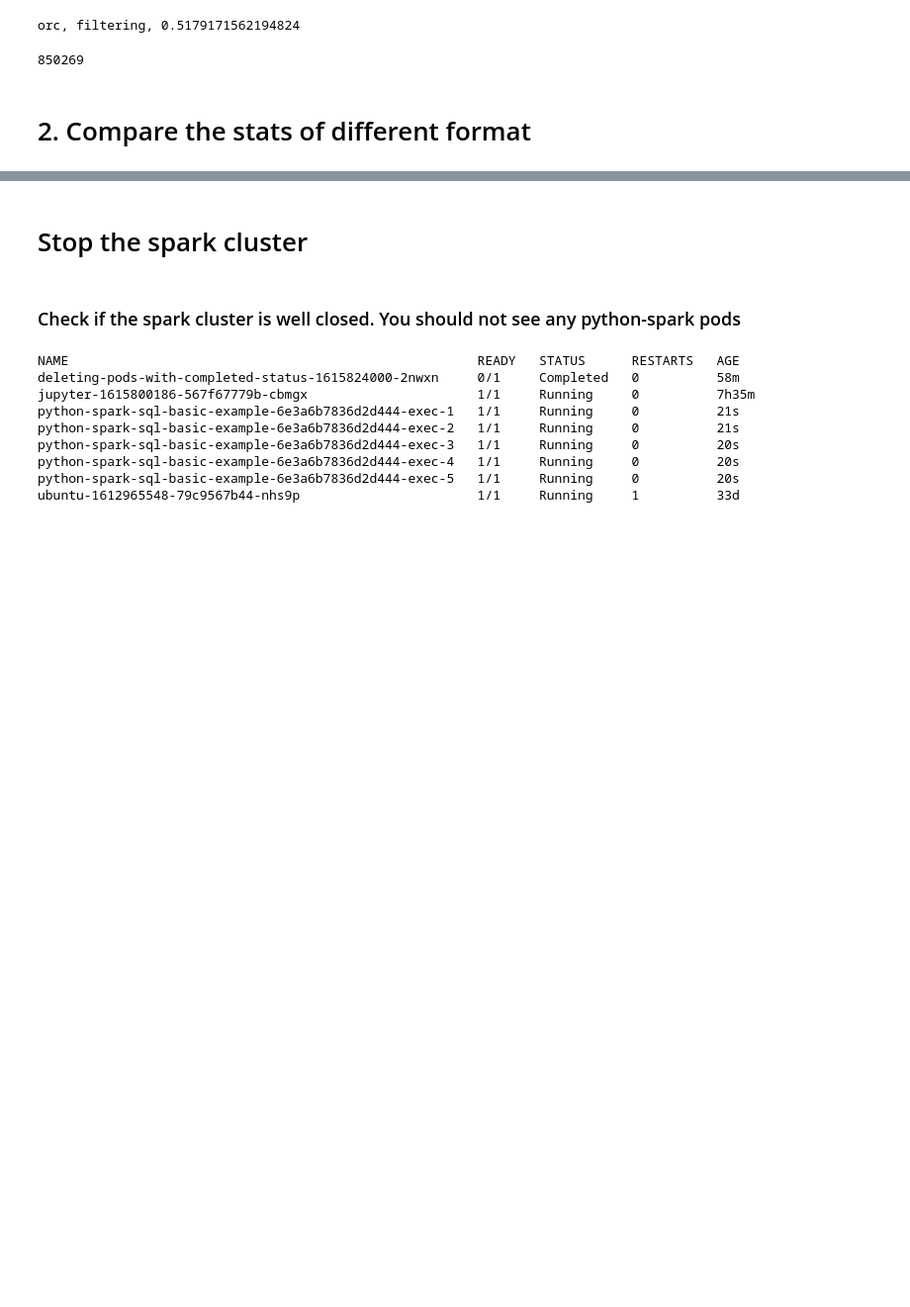
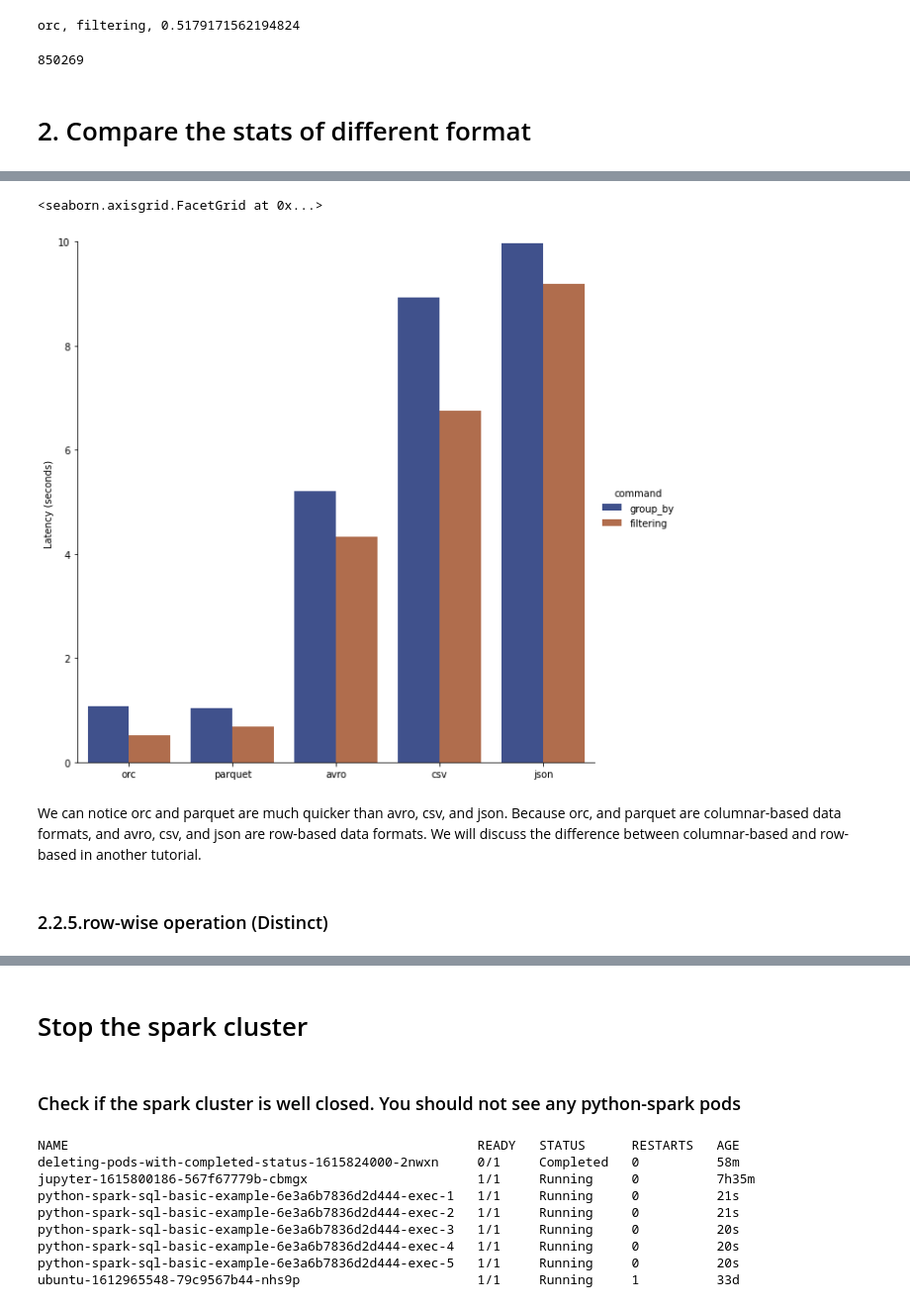
Before and after one commit to pengfei99/data_format_and_optimization, a Jupyter notebook: notebooks/data_format_overview_local.ipynb, the cells around one changed output, grey strips where cells are left out. Shown at 99% size. Saved outputs shown, nothing was run; the diff lists cells and outputs as text; code cells hidden in the pictures; blank space fills up the shorter version.

```diff
--- a/notebooks/data_format_overview_local.ipynb
+++ b/notebooks/data_format_overview_local.ipynb
@@ -630,0 +727,3 @@ g_size.set(ylim=(150, 1300))
+# %%
+col_op_df=pd_df.loc[(pd_df.command.eq("group_by"))|(pd_df.command.eq("filtering"))]
+col_op_df.head(5)
@@ -630,0 +737,17 @@ g_size.set(ylim=(150, 1300))
+# %%
+g_col_op = sns.catplot(
+    data=col_op_df, kind="bar",hue="command",
+    x="format", y="Latency",
+    order=['orc','parquet','avro','csv','json'],
+    ci="sd", palette="dark", alpha=0.8, height=8
+)
+g_col_op.despine(left=False)
+g_col_op.set_axis_labels("", "Latency (seconds) ")
+g_col_op.set(ylim=(0, 10))
+# %% [output]
+<seaborn.axisgrid.FacetGrid at 0x...>
+[figure, added]
+# %% [markdown]
+We can notice orc and parquet are much quicker than avro, csv, and json. Because orc, and parquet are columnar-based data formats, and avro, csv, and json are row-based data formats. We will discuss the difference between columnar-based and row-based in another tutorial.
+# %% [markdown]
+### 2.2.5.row-wise operation (Distinct)
```
Also changed, not shown: parts of 50 cells of this notebook.
